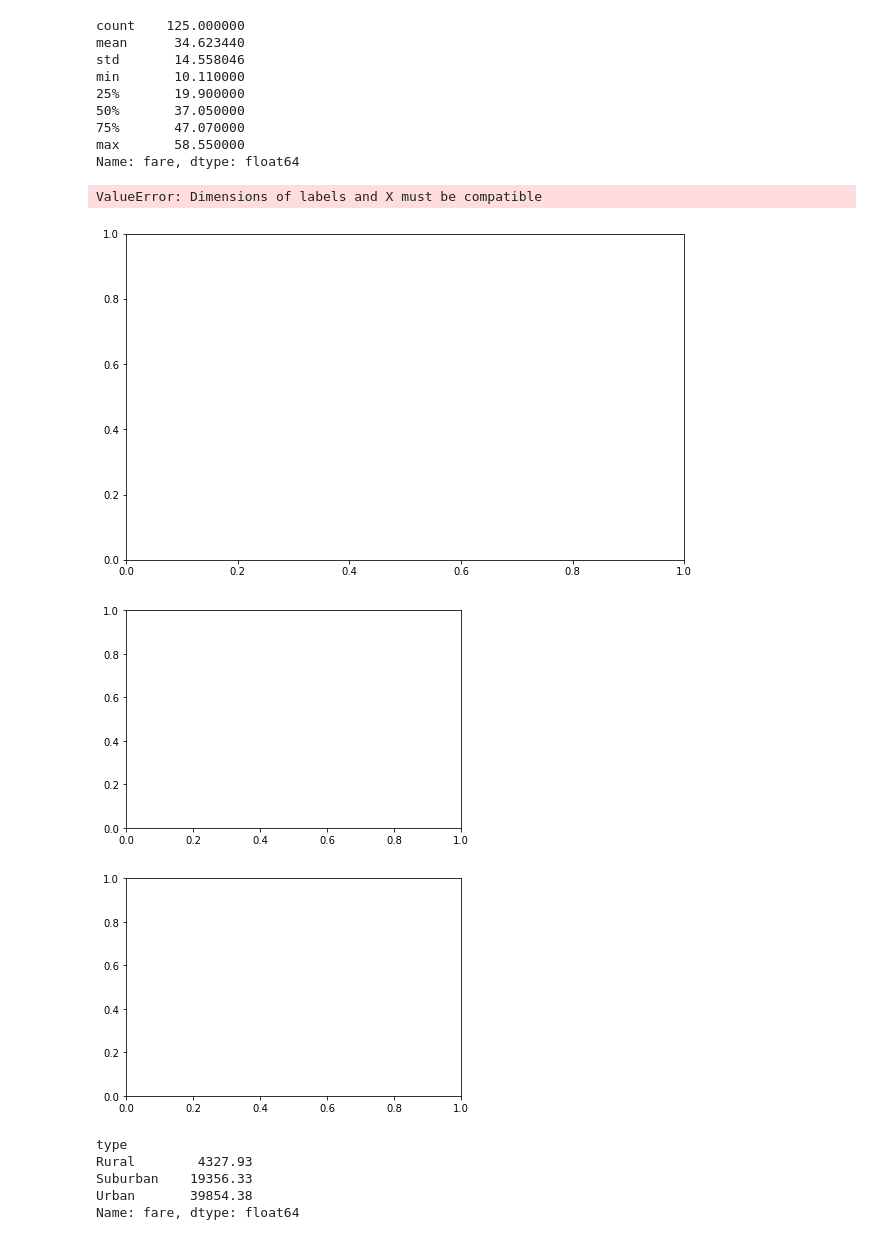
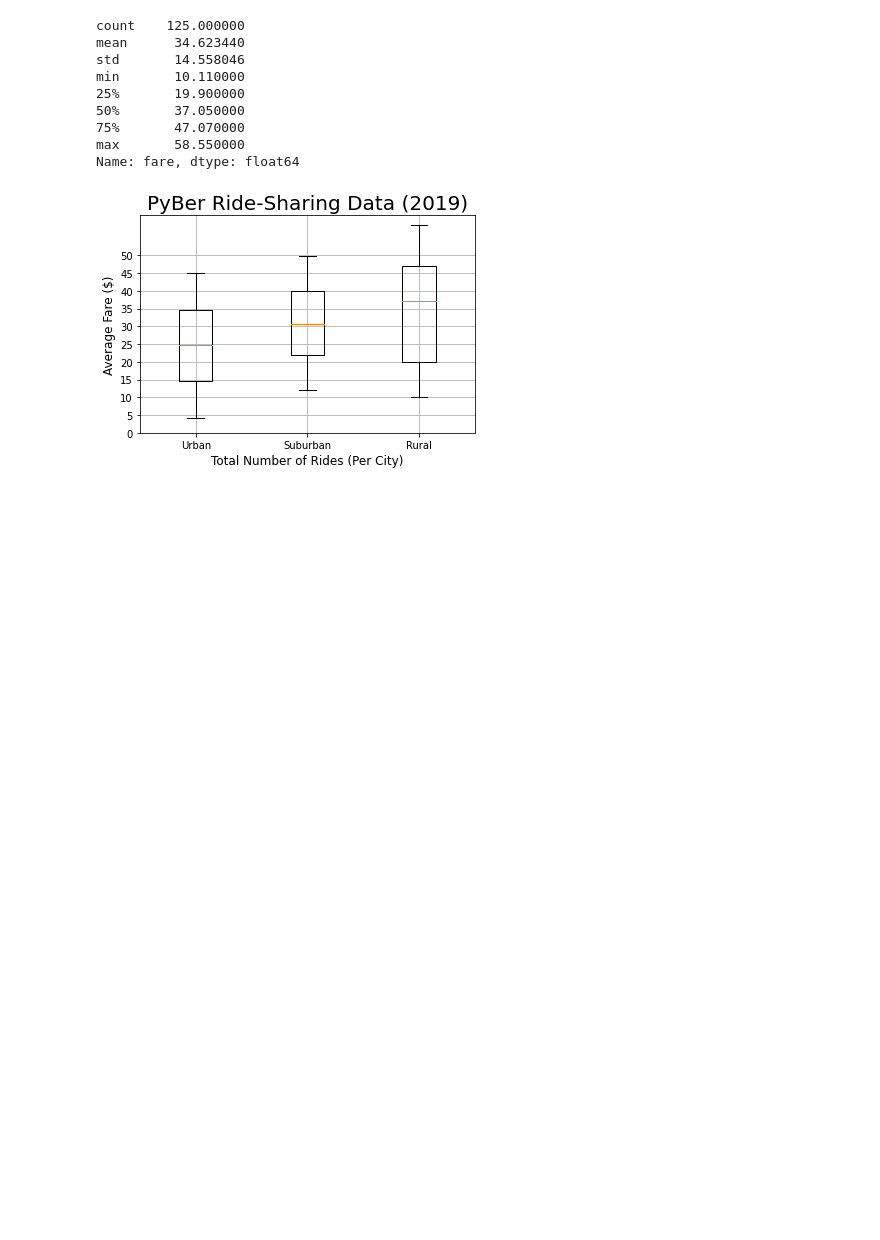
Before and after one commit to rskronek/PyBer_Analysis, a Jupyter notebook: Pyber.ipynb, the cells around one changed output. Saved outputs shown, nothing was run; the diff lists cells and outputs as text; code cells hidden in the pictures; blank space fills up the shorter version.

Commit message:
Final Pie-chart

```diff
--- a/Pyber.ipynb
+++ b/Pyber.ipynb
@@ -711,44 +711,22 @@ max       58.550000
 Name: fare, dtype: float64
 # %%
 # Create a box-and-whisker plot for the urban fare data.
-plt.subplots(figsize=(10, 6))
+
+x_labels = ["Urban","Suburban","Rural"]
 fig, ax = plt.subplots()
-#x_labels = ["Rural", "Suburban", "Urban"]
-#x_ticks = ['A', 'B', 'C']
-
-#ax.boxplot(urban_fares, labels=x_labels)
-# Create a box-and-whisker plot for the suburban fare data.
-#ax.boxplot(suburban_fares, labels=x_labels)# Create a box-and-whisker plot for the rural fare data.
-
-fig, ax = plt.subplots()
-ax.boxplot(["Urban", "Suburban", "Urban"], labels=x_labels)
-
-#ax.boxplot(["Urban", "Suburban"], widths=1)
-
+ax.boxplot([urban_fares,suburban_fares,rural_fares], labels=x_labels)
+ax.set_yticks(np.arange(0, 51, step=5.0))
+ax.grid()
 
 # Incorporate the other graph properties
 plt.title("PyBer Ride-Sharing Data (2019)", fontsize=20)
 plt.ylabel("Average Fare ($)", fontsize=12)
 plt.xlabel("Total Number of Rides (Per City)", fontsize=12)
-plt.grid(True)
 
 # Save the figure.
-#plt.savefig("analysis/Fig2.png")
+plt.savefig("analysis/Fig2.png")
 
 # Show the plot
 plt.show()
 # %% [output]
-ValueError: Dimensions of labels and X must be compatible
-[figure, old version]
+[figure, new version]
-[figure, removed]
-[figure, removed]
-# %%
-# Get the sum of the fares for each city type.
-sum_fares_by_type = pyber_data_df.groupby(["type"]).sum()["fare"]
-sum_fares_by_type
-# %% [output]
-type
-Rural        4327.93
-Suburban    19356.33
-Urban       39854.38
-Name: fare, dtype: float64
```
Also changed, not shown: parts of 11 cells of this notebook, 2 other files.
